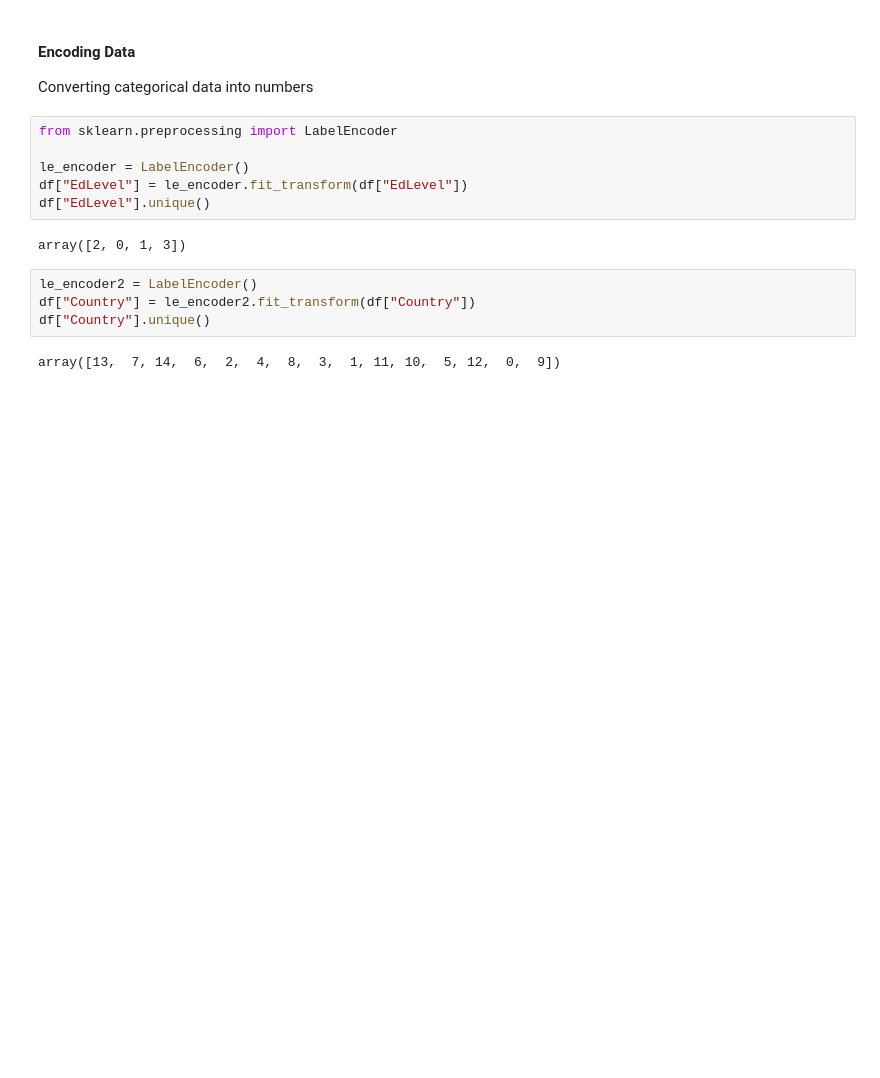
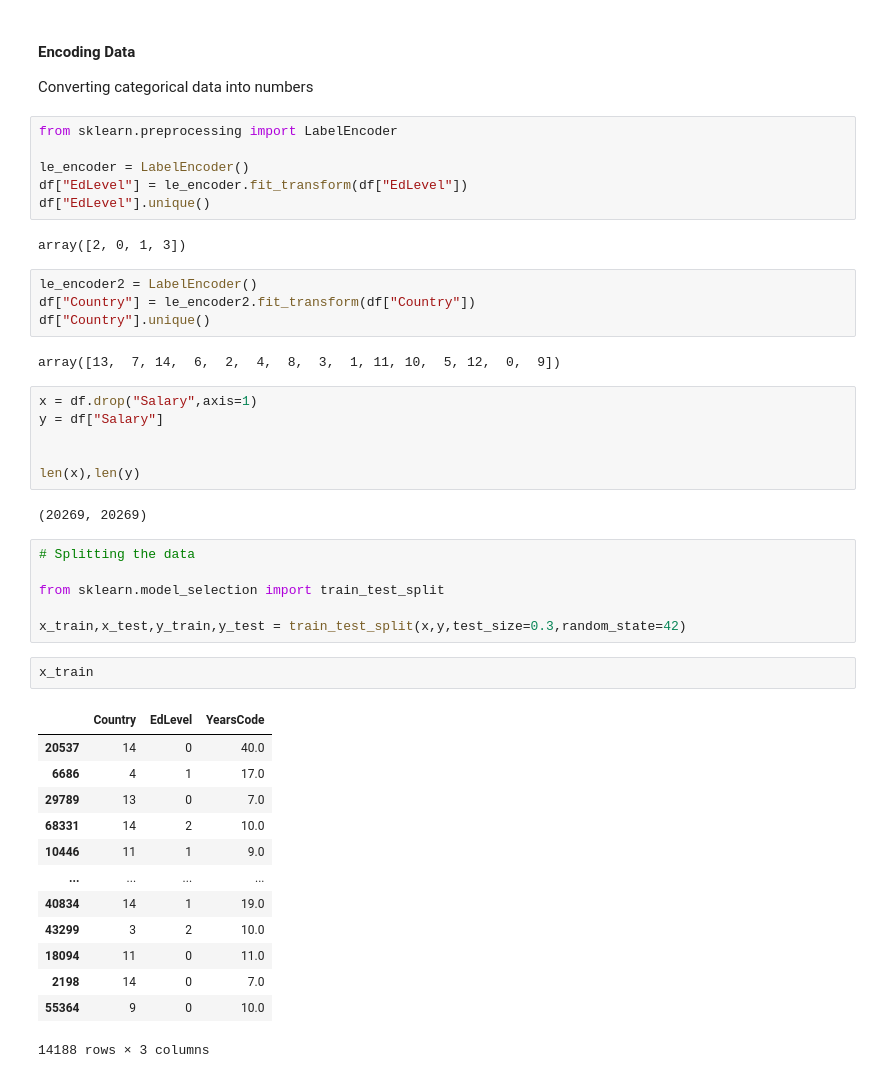
Before and after one commit to siddhant-afk/Dev-Dash, a Jupyter notebook: salary_prediction.ipynb, the cells around one changed output. Drawn from its saved outputs; the diff is of its cells as text; blank space fills up the shorter version.

Commit message:
Complete Model Training

```diff
--- a/salary_prediction.ipynb
+++ b/salary_prediction.ipynb
@@ -235,3 +235,33 @@ df["Country"] = le_encoder2.fit_transform(df["Country"])
 df["Country"].unique()
 # %% [output]
 array([13,  7, 14,  6,  2,  4,  8,  3,  1, 11, 10,  5, 12,  0,  9])
+# %%
+x = df.drop("Salary",axis=1)
+y = df["Salary"]
+
+
+len(x),len(y)
+# %% [output]
+(20269, 20269)
+# %%
+# Splitting the data
+
+from sklearn.model_selection import train_test_split
+
+x_train,x_test,y_train,y_test = train_test_split(x,y,test_size=0.3,random_state=42)
+# %%
+x_train
+# %% [output]
+|  | Country | EdLevel | YearsCode |
+| 20537 | 14 | 0 | 40.0 |
+| 6686 | 4 | 1 | 17.0 |
+| 29789 | 13 | 0 | 7.0 |
+| 68331 | 14 | 2 | 10.0 |
+| 10446 | 11 | 1 | 9.0 |
+| ... | ... | ... | ... |
+| 40834 | 14 | 1 | 19.0 |
+| 43299 | 3 | 2 | 10.0 |
+| 18094 | 11 | 0 | 11.0 |
+| 2198 | 14 | 0 | 7.0 |
+| 55364 | 9 | 0 | 10.0 |
+14188 rows × 3 columns
```
Also changed, not shown: parts of 8 cells of this notebook, 1 other file.
